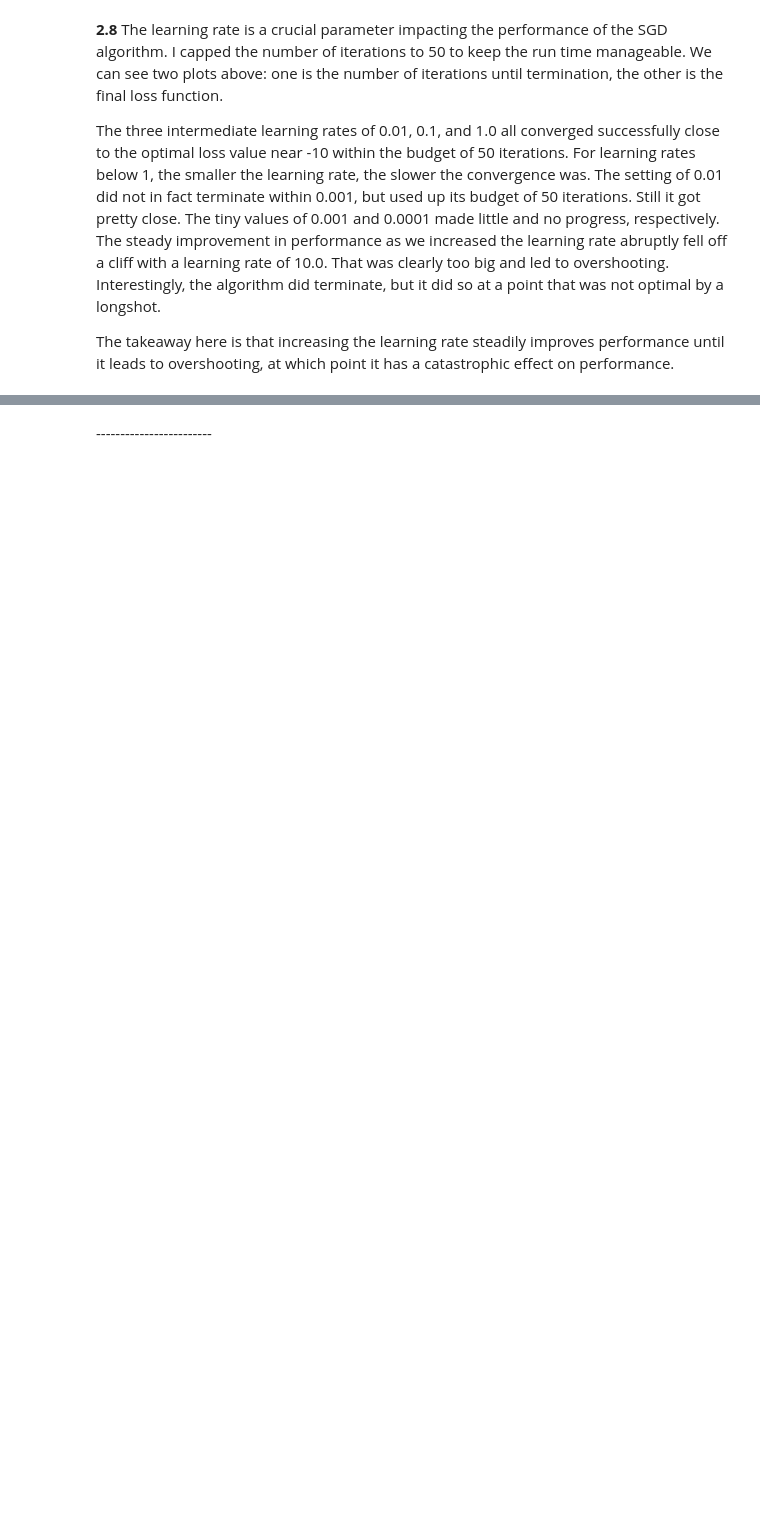
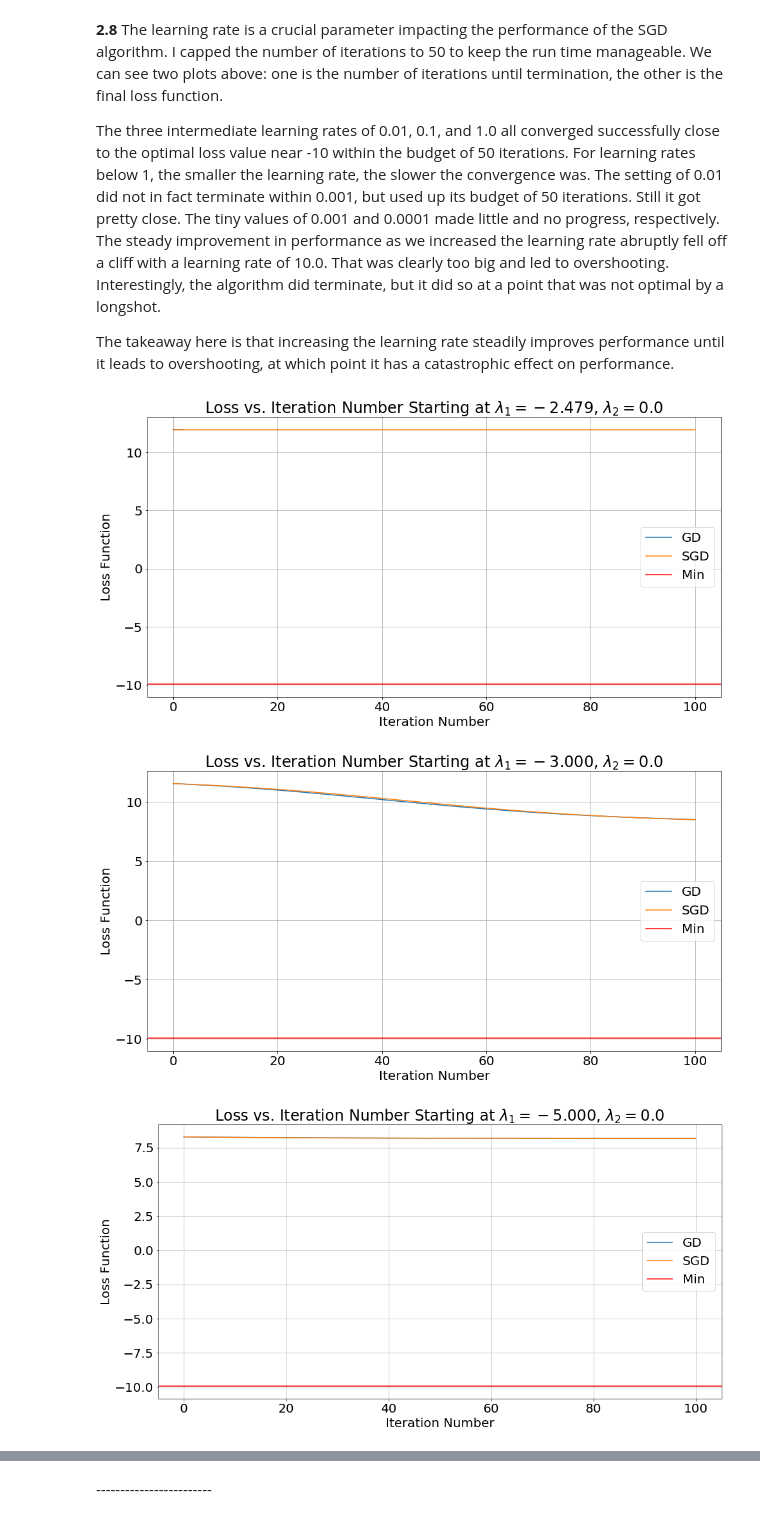
Before and after one commit to IACS-AM-207-Braavos/AM-207, a Jupyter notebook: hw6/AM207_HW6_MSE.ipynb, the cells around one changed output, grey strips where cells are left out. Cells and saved outputs as stored; diff of their text form; code cells hidden in the pictures; blank space fills up the shorter version.

```diff
--- a/hw6/AM207_HW6_MSE.ipynb
+++ b/hw6/AM207_HW6_MSE.ipynb
@@ -957,3 +1008,83 @@ The three intermediate learning rates of 0.01, 0.1, and 1.0 all converged succes
 The steady improvement in performance as we increased the learning rate abruptly fell off a cliff with a learning rate of 10.0.  That was clearly too big and led to overshooting.  Interestingly, the algorithm did terminate, but it did so at a point that was not optimal by a longshot.
 
 The takeaway here is that increasing the learning rate steadily improves performance until it leads to overshooting, at which point it has a catastrophic effect on performance.
+# %%
+# 2.9 Using your implementation of gradient descent and stochastic gradient descent, document the behavior of your two
+# algorithms for the following starting points, and for a number of stepsizes of your choice:
+# (λ1, λ2) =(−2.47865,0)
+# (λ1, λ2) =(−3,0)
+# (λ1, λ2) =(−5,0)
+# (λ1, λ2) =(−10,0)
+# Construct a mathematical analysis of the loss function L to explain results of your descent
+# algorithms at different starting points.
+
+# List of starting points
+lambda1s_init: List[float] = [-2.47865, -3.0, -5.0, -10.0]
+lambdas_init = [np.array([x, 0.0]) for x in lambda1s_init]
+num_starts = len(lambdas_init)
+# Use a consistent benchmark for the number of steps
+max_iterations = 100
+# Set a learning rate of 1.0 here
+scale = 1.0
+# Set a very tight precision so we won't exit early
+precision_tight = 1e-16
+# Test whether this has been done on a prior run in this session because it's slow
+try:
+    gds_by_start = vartbl['gds_by_start']
+    sgds_by_start = vartbl['sgds_by_start']
+except:
+    # Create lists to store the results
+    gds_by_start = num_starts * [dict()]
+    sgds_by_start = num_starts * [dict()]
+    # Iterate over each starting point
+    for i, lambda_init in enumerate(lambdas_init):
+        # Run both gradient descent algorithms with this starting point
+        gd_curr = gradient_descent(lambda_init, X_data, step_size,
+                                   scale, max_iterations, precision_tight, loss_func)
+        sgd_curr = stochastic_gradient_descent(lambda_init, X_data, step_size,
+                                               scale, max_iterations, precision_tight, loss_func)
+        # Save the two models
+        gds_by_start[i] = gd_curr
+        sgds_by_start[i] = sgd_curr
+    # Save these calculations
+    vartbl['gds_by_start'] = gds_by_start
+    vartbl['sgds_by_start'] = sgds_by_start
+    save_vartbl(vartbl, fname)
+
+
+# Loss function vs. iteration iteration for each starting value
+loss_gd_by_start = num_starts * [np.array([])]
+loss_sgd_by_start = num_starts * [np.array([])]
+
+for i, lambda_init in enumerate(lambdas_init):
+    loss_gd_by_start[i] = gds_by_start[i]['history']
+    loss_sgd_by_start[i] = sgds_by_start[i]['history']
+
+# Plot loss vs. iteration for each start
+nn = arange_inc(0, max_iterations)
+for i, lambda_init in enumerate(lambdas_init):
+    lambda1, lambda2 = lambda_init
+    fig, ax = plt.subplots()
+    fig.set_size_inches([16,8])
+    ax.set_title(f'Loss vs. Iteration Number Starting at $\lambda_1={lambda1:0.3f}$, $\lambda_2={lambda2:0.1f}$')
+    ax.set_xlabel('Iteration Number')
+    ax.set_ylabel('Loss Function')
+    # Data to plot on this iteration - loss by iteration for GD & SGD
+    plot_loss_gd = loss_gd_by_start[i]
+    plot_loss_sgd = loss_sgd_by_start[i]
+    n_gd = plot_loss_gd.shape[0]
+    n_sgd = plot_loss_sgd.shape[0]
+    # Plot the loss by iteration
+    ax.plot(nn[0:n_gd], plot_loss_gd, label='GD')
+    ax.plot(nn[0:n_sgd], plot_loss_sgd, label='SGD')
+    ax.axhline(y=loss_min, color='r', label='Min')
+    ax.legend()
+    ax.grid()
+    plt.show()
+
+# Save all persisted variable
+save_vartbl(vartbl, fname)
+# %% [output]
+[figure, added]
+[figure, added]
+[figure, added]
```
Also changed, not shown: parts of 12 cells of this notebook, 8 other files.
